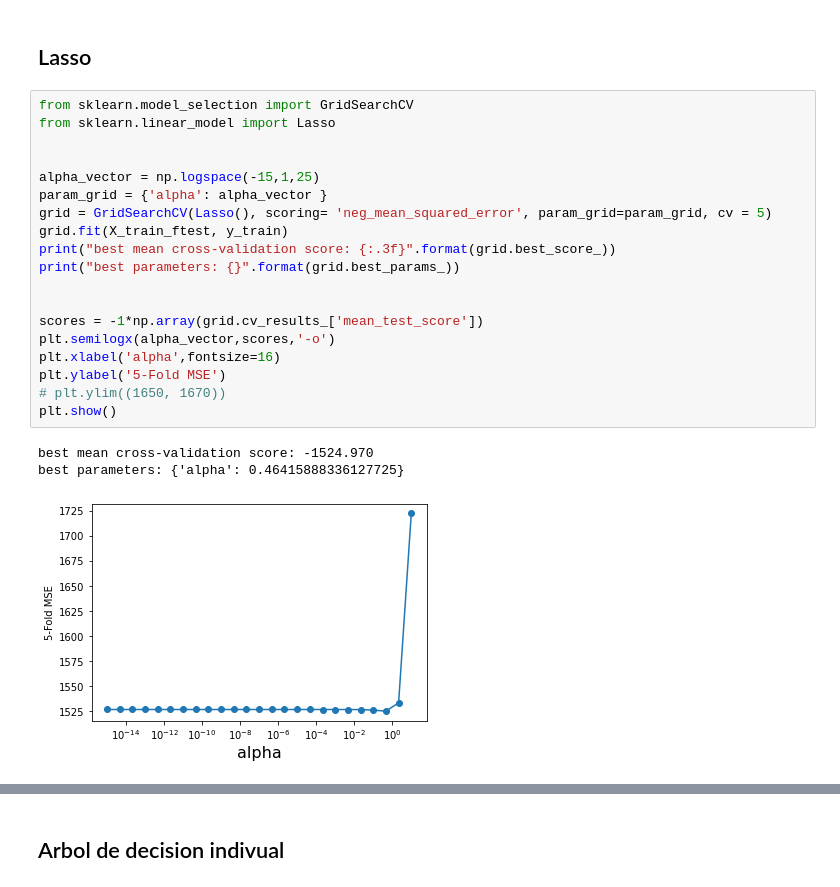
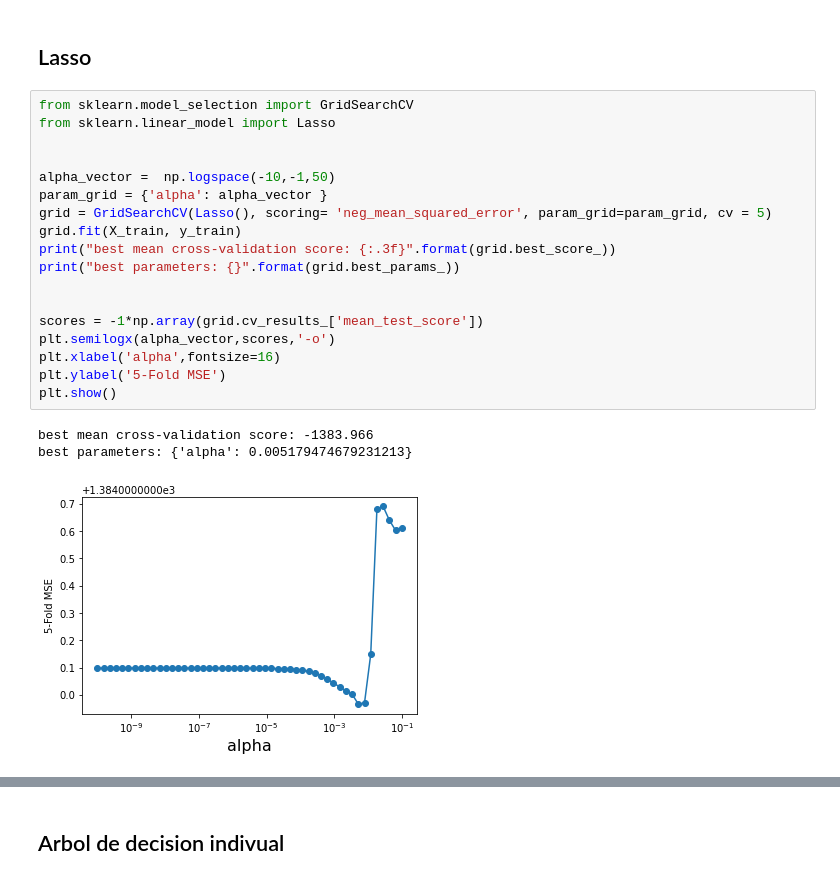
Before and after one commit to tuky-g/Bootcamp_BD-AI-ML, a Jupyter notebook: 9-Machine_learning/PracticaML_MartaG.ipynb, the cells around one changed output, grey strips where cells are left out. Drawn from its saved outputs; the diff is of its cells as text.

```diff
--- a/9-Machine_learning/PracticaML_MartaG.ipynb
+++ b/9-Machine_learning/PracticaML_MartaG.ipynb
@@ -576,23 +576,22 @@ X_train_ftest.shape
 # %%
 from sklearn.model_selection import GridSearchCV
 from sklearn.linear_model import Lasso
 
 
-alpha_vector = np.logspace(-15,1,25)
+alpha_vector =  np.logspace(-10,-1,50)
 param_grid = {'alpha': alpha_vector }
 grid = GridSearchCV(Lasso(), scoring= 'neg_mean_squared_error', param_grid=param_grid, cv = 5)
-grid.fit(X_train_ftest, y_train)
+grid.fit(X_train, y_train)
 print("best mean cross-validation score: {:.3f}".format(grid.best_score_))
 print("best parameters: {}".format(grid.best_params_))
 
 
 scores = -1*np.array(grid.cv_results_['mean_test_score'])
 plt.semilogx(alpha_vector,scores,'-o')
 plt.xlabel('alpha',fontsize=16)
 plt.ylabel('5-Fold MSE')
-# plt.ylim((1650, 1670))
 plt.show()
 # %% [output]
-best mean cross-validation score: -1524.970
-best parameters: {'alpha': 0.46415888336127725}
+best mean cross-validation score: -1383.966
+best parameters: {'alpha': 0.005179474679231213}
-[figure, old version]
+[figure, new version]
```
Also changed, not shown: parts of 13 cells of this notebook.
